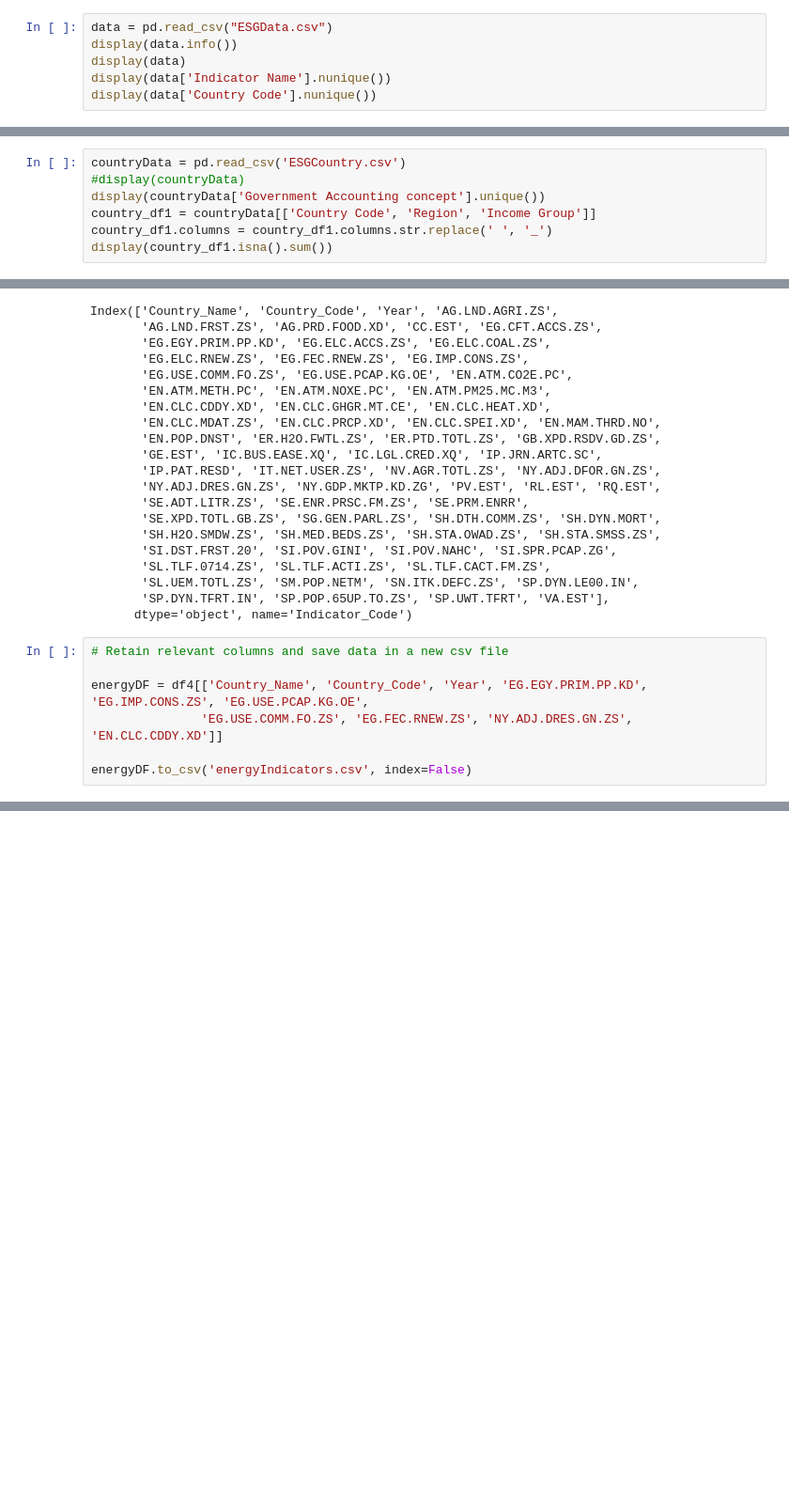
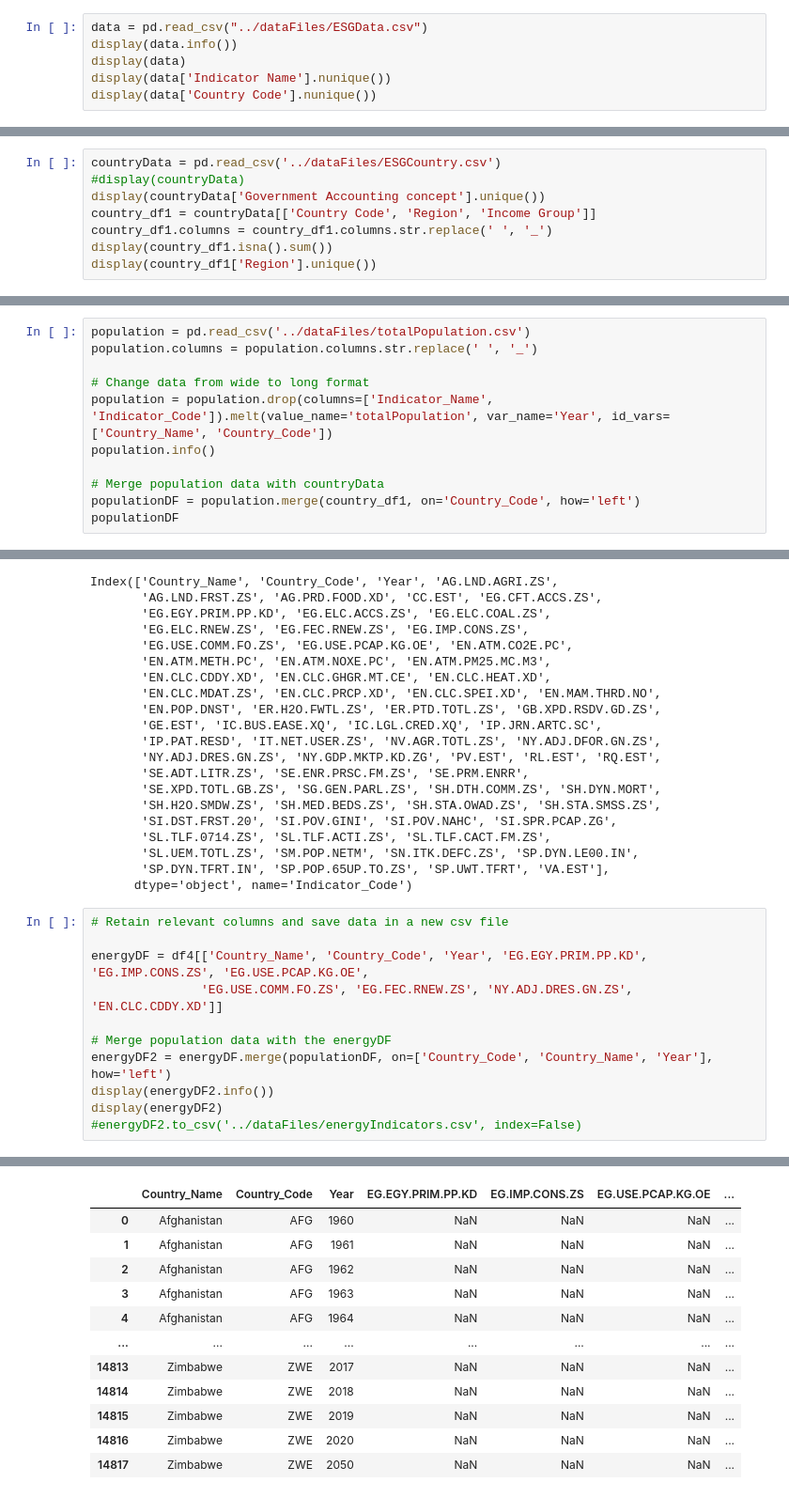
Before and after one commit to radhikaj103/World-ESG-Project, a Jupyter notebook: notebooks/ESG_Data_Exploration.ipynb, the cells around one changed output, grey strips where cells are left out. Shown at 94% size. Cells and saved outputs as stored; diff of their text form; blank space fills up the shorter version.

Commit message:
Modified code for data exploration

```diff
--- a/notebooks/ESG_Data_Exploration.ipynb
+++ b/notebooks/ESG_Data_Exploration.ipynb
@@ -22,7 +22,7 @@ The dataset is classified as Public and licensed under Creative Commons Attribut
 # %% [markdown]
 ### Download the dataset along with the supplementary files explaining the variables.
 # %%
-data = pd.read_csv("ESGData.csv")
+data = pd.read_csv("../dataFiles/ESGData.csv")
 display(data.info())
 display(data)
 display(data['Indicator Name'].nunique())
@@ -224,12 +224,13 @@ Length: 70, dtype: float64
 # %% [markdown]
 #### ESG Country dataset
 # %%
-countryData = pd.read_csv('ESGCountry.csv')
+countryData = pd.read_csv('../dataFiles/ESGCountry.csv')
 #display(countryData)
 display(countryData['Government Accounting concept'].unique())
 country_df1 = countryData[['Country Code', 'Region', 'Income Group']]
 country_df1.columns = country_df1.columns.str.replace(' ', '_')
 display(country_df1.isna().sum())
+display(country_df1['Region'].unique())
 # %% [output]
 array(['Consolidated central government', 'Budgetary central government',
        nan], dtype=object)
@@ -259,0 +246,11 @@ dtype: int64
+# %%
+population = pd.read_csv('../dataFiles/totalPopulation.csv')
+population.columns = population.columns.str.replace(' ', '_')
+
+# Change data from wide to long format
+population = population.drop(columns=['Indicator_Name', 'Indicator_Code']).melt(value_name='totalPopulation', var_name='Year', id_vars=['Country_Name', 'Country_Code'])
+population.info()
+
+# Merge population data with countryData
+populationDF = population.merge(country_df1, on='Country_Code', how='left')
+populationDF
@@ -305,4 +329,9 @@ Index(['Country_Name', 'Country_Code', 'Year', 'AG.LND.AGRI.ZS',
 energyDF = df4[['Country_Name', 'Country_Code', 'Year', 'EG.EGY.PRIM.PP.KD', 'EG.IMP.CONS.ZS', 'EG.USE.PCAP.KG.OE',
                'EG.USE.COMM.FO.ZS', 'EG.FEC.RNEW.ZS', 'NY.ADJ.DRES.GN.ZS', 'EN.CLC.CDDY.XD']]
 
-energyDF.to_csv('energyIndicators.csv', index=False)
+# Merge population data with the energyDF
+energyDF2 = energyDF.merge(populationDF, on=['Country_Code', 'Country_Name', 'Year'], how='left')
+display(energyDF2.info())
+display(energyDF2)
+#energyDF2.to_csv('../dataFiles/energyIndicators.csv', index=False)
+# %% [output]
@@ -308,0 +359,12 @@ energyDF.to_csv('energyIndicators.csv', index=False)
+|  | Country_Name | Country_Code | Year | EG.EGY.PRIM.PP.KD | EG.IMP.CONS.ZS | EG.USE.PCAP.KG.OE | ... |
+| 0 | Afghanistan | AFG | 1960 | NaN | NaN | NaN | ... |
+| 1 | Afghanistan | AFG | 1961 | NaN | NaN | NaN | ... |
+| 2 | Afghanistan | AFG | 1962 | NaN | NaN | NaN | ... |
+| 3 | Afghanistan | AFG | 1963 | NaN | NaN | NaN | ... |
+| 4 | Afghanistan | AFG | 1964 | NaN | NaN | NaN | ... |
+| ... | ... | ... | ... | ... | ... | ... | ... |
+| 14813 | Zimbabwe | ZWE | 2017 | NaN | NaN | NaN | ... |
+| 14814 | Zimbabwe | ZWE | 2018 | NaN | NaN | NaN | ... |
+| 14815 | Zimbabwe | ZWE | 2019 | NaN | NaN | NaN | ... |
+| 14816 | Zimbabwe | ZWE | 2020 | NaN | NaN | NaN | ... |
+| 14817 | Zimbabwe | ZWE | 2050 | NaN | NaN | NaN | ... |
```
Also changed, not shown: parts of 6 cells of this notebook.
